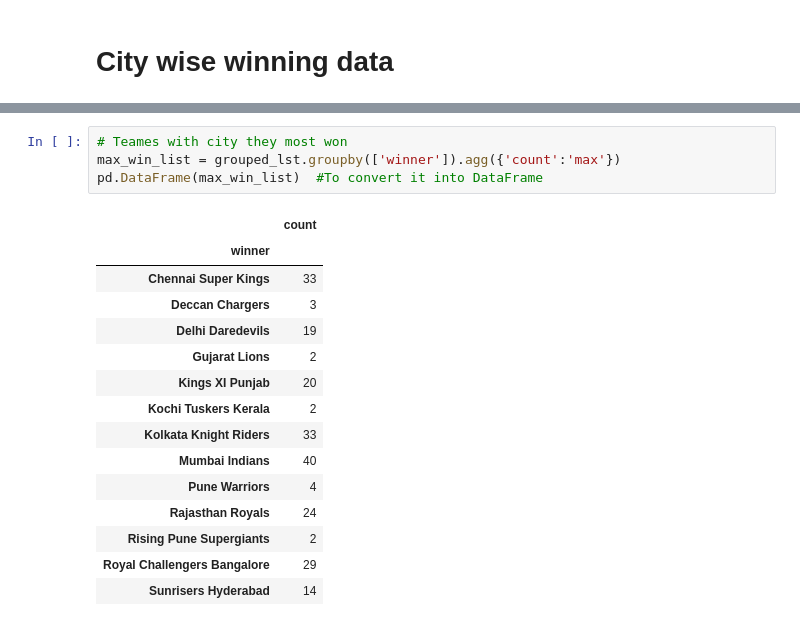
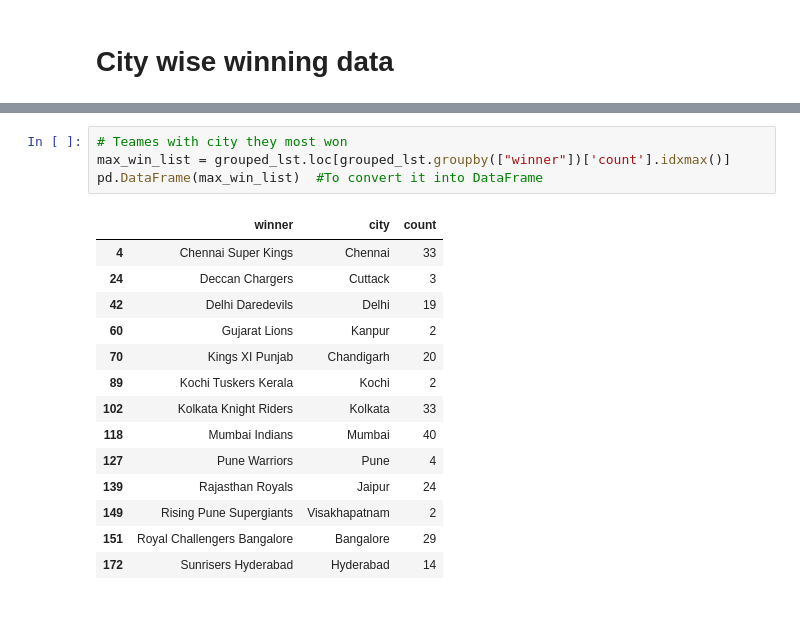
Before and after one commit to Bharath4259/IPL-Analysis, a Jupyter notebook: IPL.ipynb, the cells around one changed output, grey strips where cells are left out. Saved outputs shown, nothing was run; the diff lists cells and outputs as text.

Commit message:
city they most won

```diff
--- a/IPL.ipynb
+++ b/IPL.ipynb
@@ -146,21 +146,20 @@ grouped_lst.head(50)
 | 49 | Delhi Daredevils | Kochi | 1 |
 # %%
 # Teames with city they most won
-max_win_list = grouped_lst.groupby(['winner']).agg({'count':'max'})
+max_win_list = grouped_lst.loc[grouped_lst.groupby(["winner"])['count'].idxmax()]
 pd.DataFrame(max_win_list)  #To convert it into DataFrame
 # %% [output]
-|  | count |
-| winner |  |
-| Chennai Super Kings | 33 |
-| Deccan Chargers | 3 |
-| Delhi Daredevils | 19 |
-| Gujarat Lions | 2 |
-| Kings XI Punjab | 20 |
-| Kochi Tuskers Kerala | 2 |
-| Kolkata Knight Riders | 33 |
-| Mumbai Indians | 40 |
-| Pune Warriors | 4 |
-| Rajasthan Royals | 24 |
-| Rising Pune Supergiants | 2 |
-| Royal Challengers Bangalore | 29 |
-| Sunrisers Hyderabad | 14 |
+|  | winner | city | count |
+| 4 | Chennai Super Kings | Chennai | 33 |
+| 24 | Deccan Chargers | Cuttack | 3 |
+| 42 | Delhi Daredevils | Delhi | 19 |
+| 60 | Gujarat Lions | Kanpur | 2 |
+| 70 | Kings XI Punjab | Chandigarh | 20 |
+| 89 | Kochi Tuskers Kerala | Kochi | 2 |
+| 102 | Kolkata Knight Riders | Kolkata | 33 |
+| 118 | Mumbai Indians | Mumbai | 40 |
+| 127 | Pune Warriors | Pune | 4 |
+| 139 | Rajasthan Royals | Jaipur | 24 |
+| 149 | Rising Pune Supergiants | Visakhapatnam | 2 |
+| 151 | Royal Challengers Bangalore | Bangalore | 29 |
+| 172 | Sunrisers Hyderabad | Hyderabad | 14 |
```
Also changed, not shown: parts of 1 cell of this notebook.
